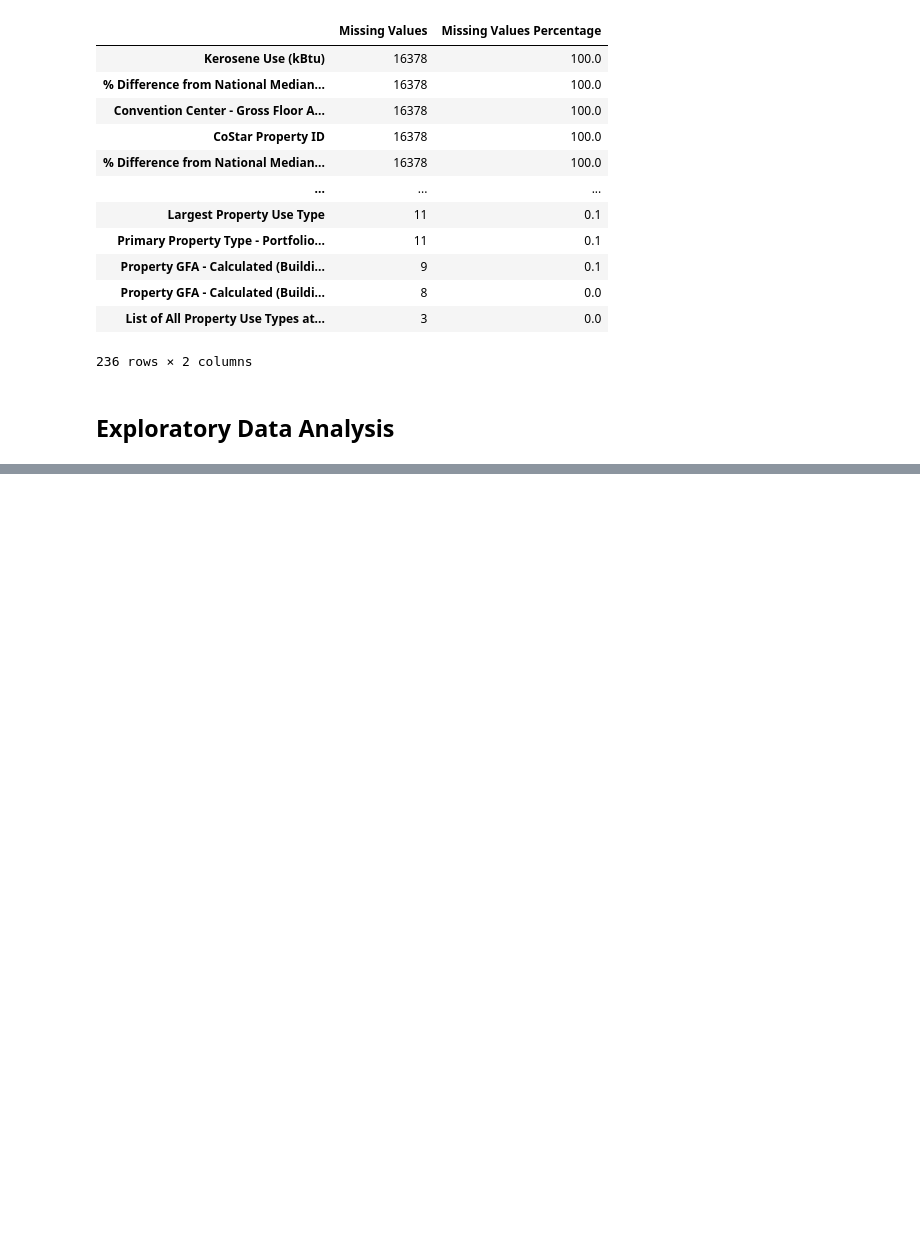
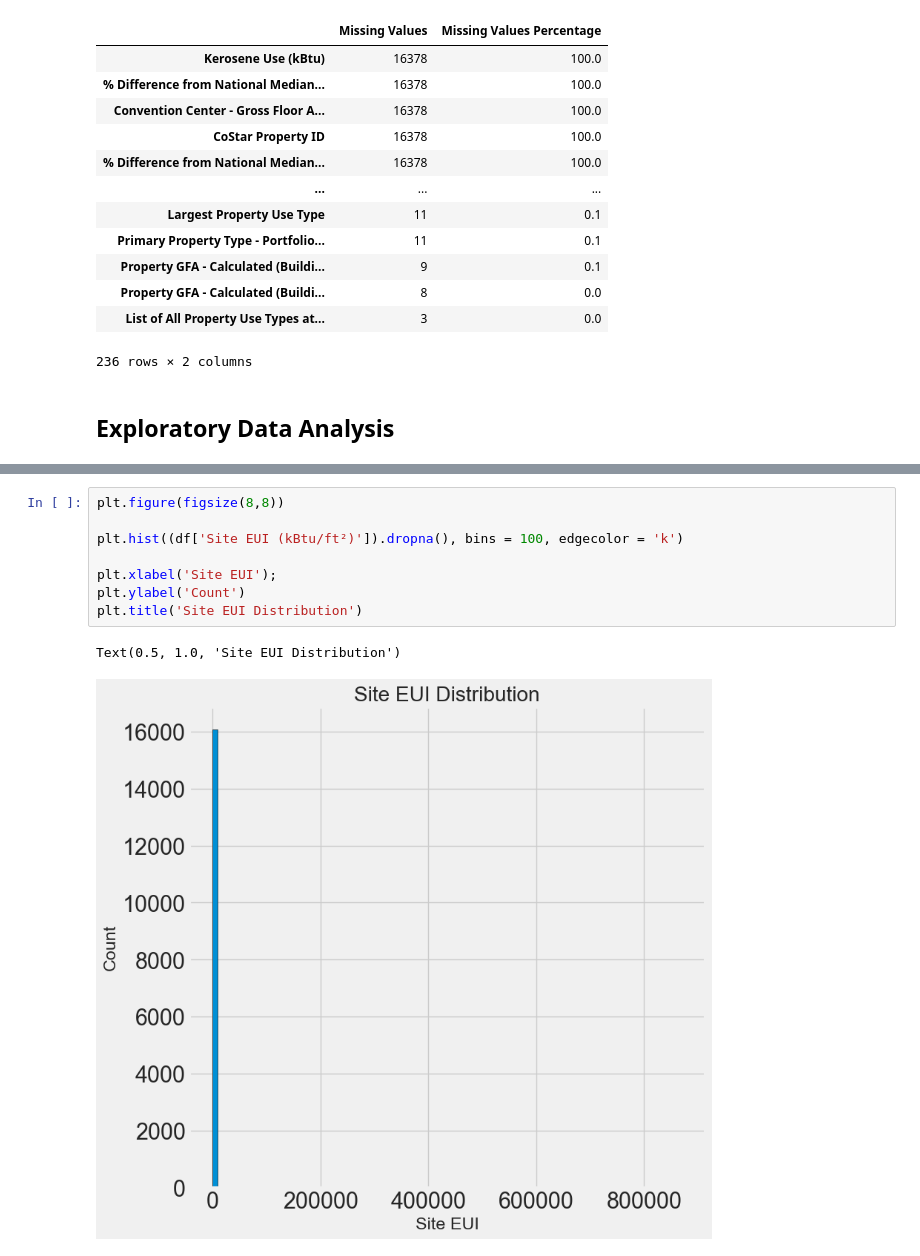
Before and after one commit to kaan4dev/energyUsagePredition, a Jupyter notebook: ml.ipynb, the cells around one changed output, grey strips where cells are left out. Drawn from its saved outputs; the diff is of its cells as text; blank space fills up the shorter version.

```diff
--- a/ml.ipynb
+++ b/ml.ipynb
@@ -113,0 +129,11 @@ There are 236 columns that have missing values.
+# %%
+plt.figure(figsize(8,8))
+
+plt.hist((df['Site EUI (kBtu/ft²)']).dropna(), bins = 100, edgecolor = 'k')
+
+plt.xlabel('Site EUI');
+plt.ylabel('Count')
+plt.title('Site EUI Distribution')
+# %% [output]
+Text(0.5, 1.0, 'Site EUI Distribution')
+[figure, added]
```
Also changed, not shown: parts of 7 cells of this notebook.
